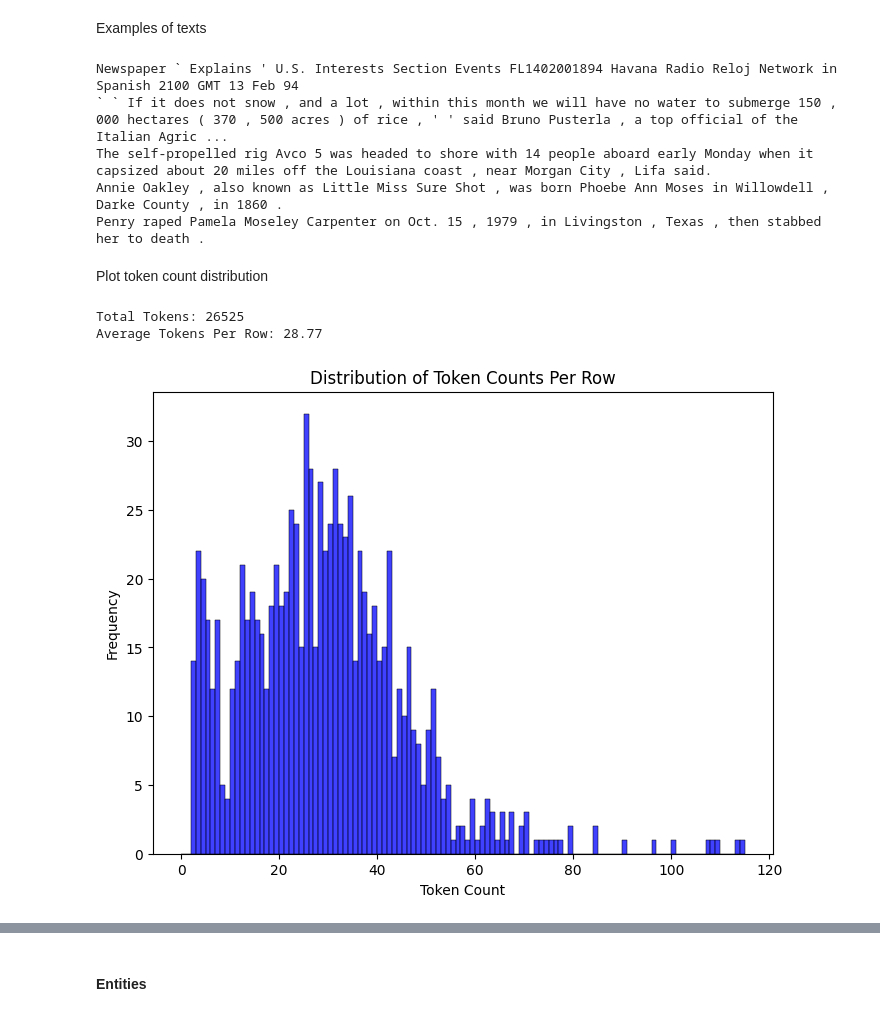
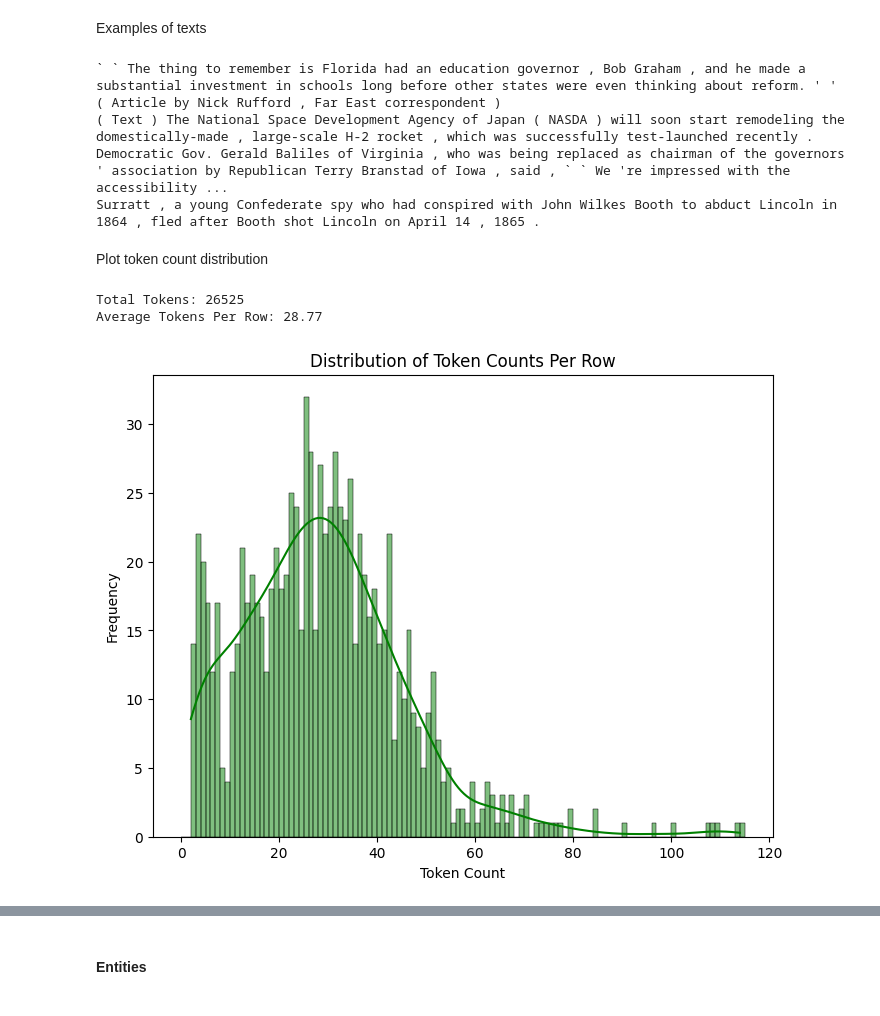
Before and after one commit to Ulyana-Nagornaya/NER_for_KG, a Jupyter notebook: notebooks/CRF_LLM.ipynb, the cells around one changed output, grey strips where cells are left out. Saved outputs shown, nothing was run; the diff lists cells and outputs as text; code cells hidden in the pictures.

Commit message:
training

```diff
--- a/notebooks/CRF_LLM.ipynb
+++ b/notebooks/CRF_LLM.ipynb
@@ -113,32 +87,32 @@ df_train.head()
 # %% [markdown]
 Examples of texts
 # %%
-for i in df_train['texts'].head(5):
-  print(i)
+for i in df_train.sample(frac=1).head(5)['texts']:
+    print(i)
 # %% [output]
-Newspaper ` Explains ' U.S. Interests Section Events FL1402001894 Havana Radio Reloj Network in Spanish 2100 GMT 13 Feb 94
-` ` If it does not snow , and a lot , within this month we will have no water to submerge 150 , 000 hectares ( 370 , 500 acres ) of rice , ' ' said Bruno Pusterla , a top official of the Italian Agric ...
-The self-propelled rig Avco 5 was headed to shore with 14 people aboard early Monday when it capsized about 20 miles off the Louisiana coast , near Morgan City , Lifa said.
-Annie Oakley , also known as Little Miss Sure Shot , was born Phoebe Ann Moses in Willowdell , Darke County , in 1860 .
-Penry raped Pamela Moseley Carpenter on Oct. 15 , 1979 , in Livingston , Texas , then stabbed her to death .
+` ` The thing to remember is Florida had an education governor , Bob Graham , and he made a substantial investment in schools long before other states were even thinking about reform. ' '
+( Article by Nick Rufford , Far East correspondent )
+( Text ) The National Space Development Agency of Japan ( NASDA ) will soon start remodeling the domestically-made , large-scale H-2 rocket , which was successfully test-launched recently .
+Democratic Gov. Gerald Baliles of Virginia , who was being replaced as chairman of the governors ' association by Republican Terry Branstad of Iowa , said , ` ` We 're impressed with the accessibility ...
+Surratt , a young Confederate spy who had conspired with John Wilkes Booth to abduct Lincoln in 1864 , fled after Booth shot Lincoln on April 14 , 1865 .
 # %% [markdown]
 Plot token count distribution
 # %%
 token_counts = [len(tokens) for tokens in df_train['tokens']]
 total_tokens = sum(token_counts)
 average_token_length = sum(token_counts) / len(token_counts)
 
 print(f"Total Tokens: {total_tokens}")
 print(f"Average Tokens Per Row: {average_token_length:.2f}")
 
 plt.figure(figsize=(8, 6))
-sns.histplot(token_counts, bins=range(0, max(token_counts) + 2), kde=False, color='blue')
+sns.histplot(token_counts, bins=range(0, max(token_counts) + 2), kde=True, color='green')
 plt.title('Distribution of Token Counts Per Row')
 plt.xlabel('Token Count')
 plt.ylabel('Frequency')
 plt.show()
 # %% [output]
 Total Tokens: 26525
 Average Tokens Per Row: 28.77
-[figure, old version]
+[figure, new version]
 # %%
```
Also changed, not shown: parts of 44 cells of this notebook.
